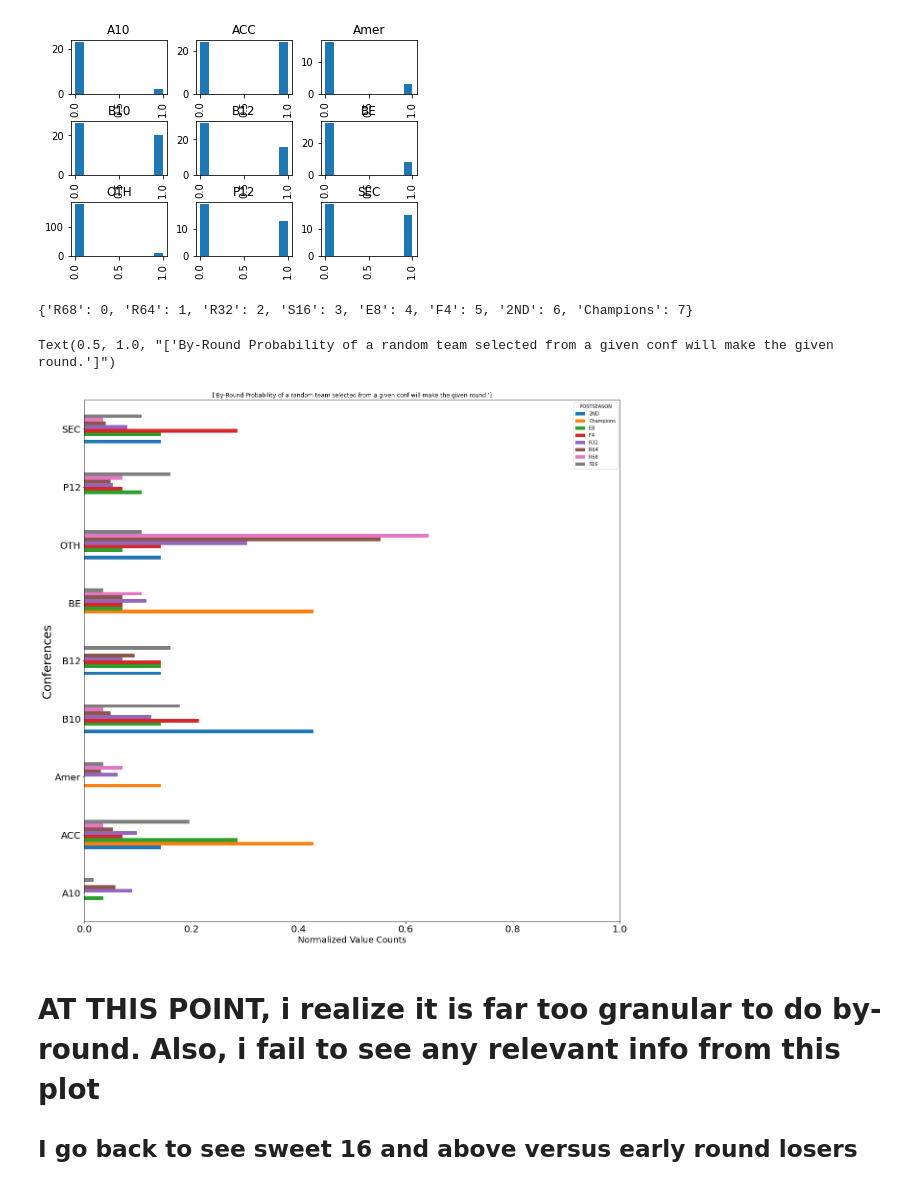
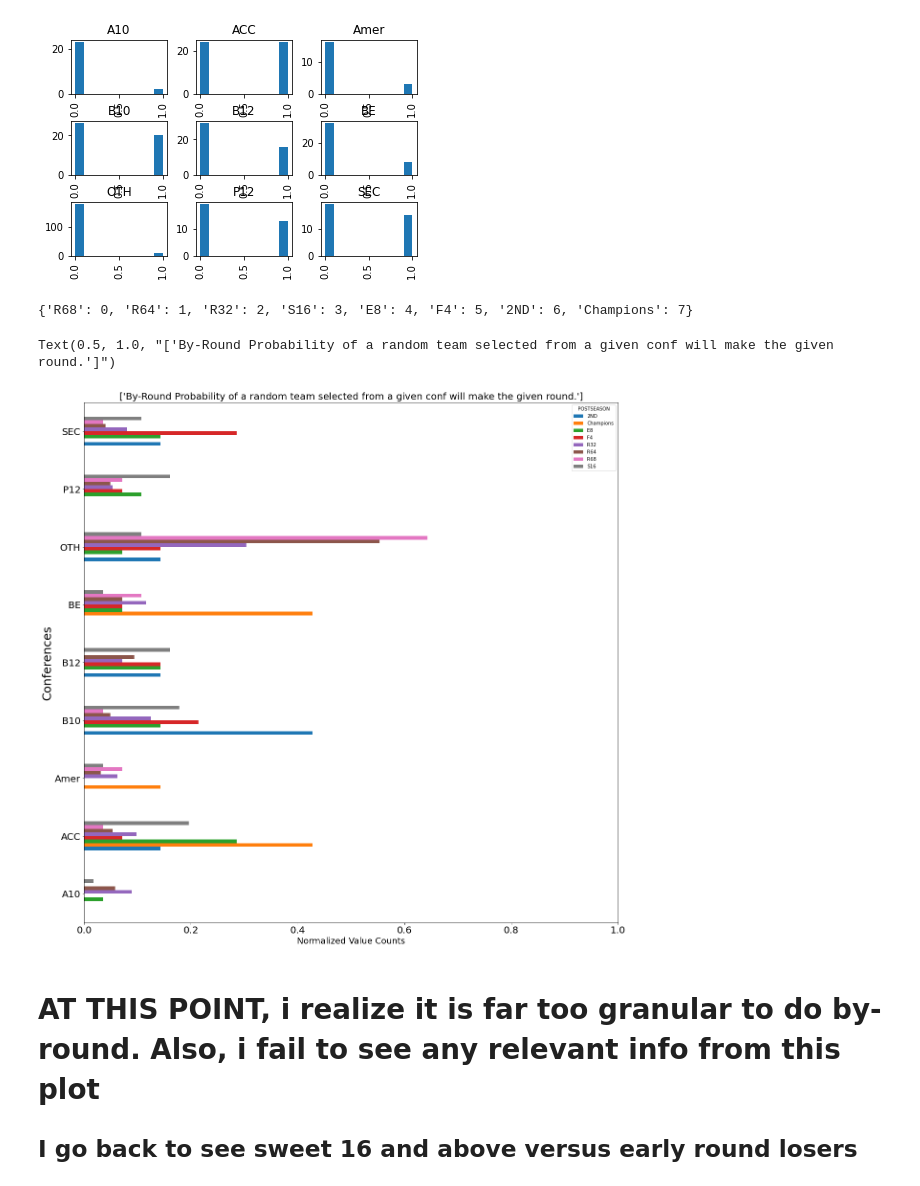
Before and after one commit to GrahamAnto/NCAA_Bball, a Jupyter notebook: By_Conference_Analysis.ipynb, the cells around one changed output. Drawn from its saved outputs; the diff is of its cells as text; code cells hidden in the pictures.

```diff
--- a/By_Conference_Analysis.ipynb
+++ b/By_Conference_Analysis.ipynb
@@ -105,17 +105,17 @@ plt.show()
 # %%
 mapping = {cat: i for i, cat in enumerate(cats[0])}
 print(mapping)
 key = train_df['POSTSEASON'].map(mapping)
 train_df = train_df.iloc[key.argsort()]
 ax = train_df.groupby('POSTSEASON').CLUS.value_counts(normalize=True).unstack(0).plot.barh(figsize=(20,20),fontsize=20)
 ax.set_xlim([0,1])
 ax.set_ylabel('Conferences',fontsize=25)
 ax.set_xlabel('Normalized Value Counts', fontsize=18)
-ax.set_title(['By-Round Probability of a random team selected from a given conf will make the given round.'])
+ax.set_title(['By-Round Probability of a random team selected from a given conf will make the given round.'],fontsize=20)
 # %% [output]
 {'R68': 0, 'R64': 1, 'R32': 2, 'S16': 3, 'E8': 4, 'F4': 5, '2ND': 6, 'Champions': 7}
 Text(0.5, 1.0, "['By-Round Probability of a random team selected from a given conf will make the given round.']")
-[figure, old version]
+[figure, new version]
 # %% [markdown]
 # AT THIS POINT, i realize it is far too granular to do by-round. Also, i fail to see any relevant info from this plot
 
```
Also changed, not shown: parts of 1 cell of this notebook.
